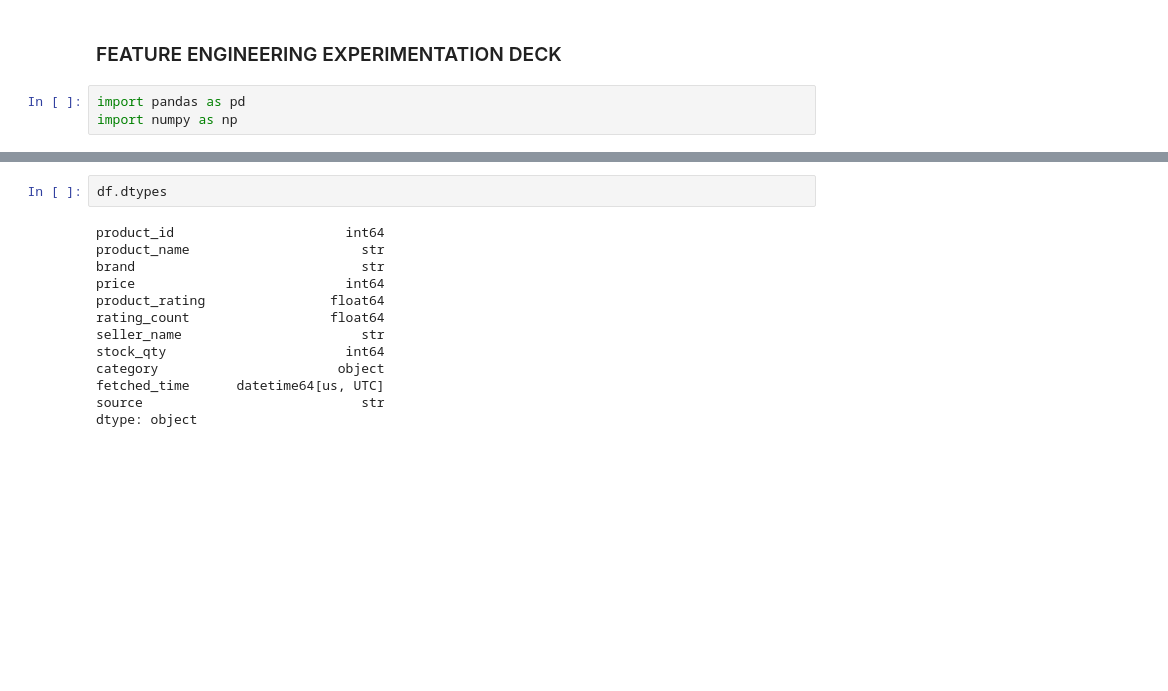
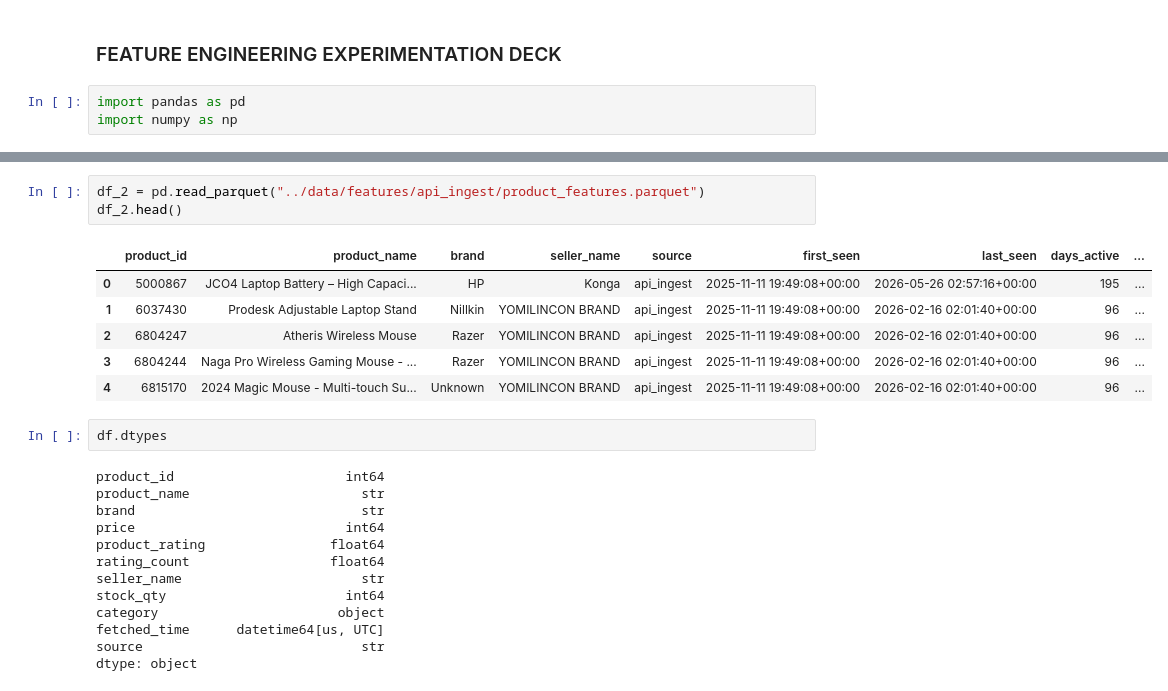
Before and after one commit to CKohwo/ADIP-Intelligence-lab, a Jupyter notebook: eda_notebook/feature_engineering.ipynb, the cells around one changed output, grey strips where cells are left out. Saved outputs shown, nothing was run; the diff lists cells and outputs as text; blank space fills up the shorter version.

```diff
--- a/eda_notebook/feature_engineering.ipynb
+++ b/eda_notebook/feature_engineering.ipynb
@@ -16,3 +16,13 @@ df.head()
+# %%
+df_2 = pd.read_parquet("../data/features/api_ingest/product_features.parquet")
+df_2.head()
+# %% [output]
+|  | product_id | product_name | brand | seller_name | source | first_seen | last_seen | days_active | ... |
+| 0 | 5000867 | JCO4 Laptop Battery – High Capaci... | HP | Konga | api_ingest | 2025-11-11 19:49:08+00:00 | 2026-05-26 02:57:16+00:00 | 195 | ... |
+| 1 | 6037430 | Prodesk Adjustable Laptop Stand | Nillkin | YOMILINCON BRAND | api_ingest | 2025-11-11 19:49:08+00:00 | 2026-02-16 02:01:40+00:00 | 96 | ... |
+| 2 | 6804247 | Atheris Wireless Mouse | Razer | YOMILINCON BRAND | api_ingest | 2025-11-11 19:49:08+00:00 | 2026-02-16 02:01:40+00:00 | 96 | ... |
+| 3 | 6804244 | Naga Pro Wireless Gaming Mouse - ... | Razer | YOMILINCON BRAND | api_ingest | 2025-11-11 19:49:08+00:00 | 2026-02-16 02:01:40+00:00 | 96 | ... |
+| 4 | 6815170 | 2024 Magic Mouse - Multi-touch Su... | Unknown | YOMILINCON BRAND | api_ingest | 2025-11-11 19:49:08+00:00 | 2026-02-16 02:01:40+00:00 | 96 | ... |
 # %%
 df.dtypes
 # %% [output]
```
Also changed, not shown: parts of 1 cell of this notebook, 8 other files.
